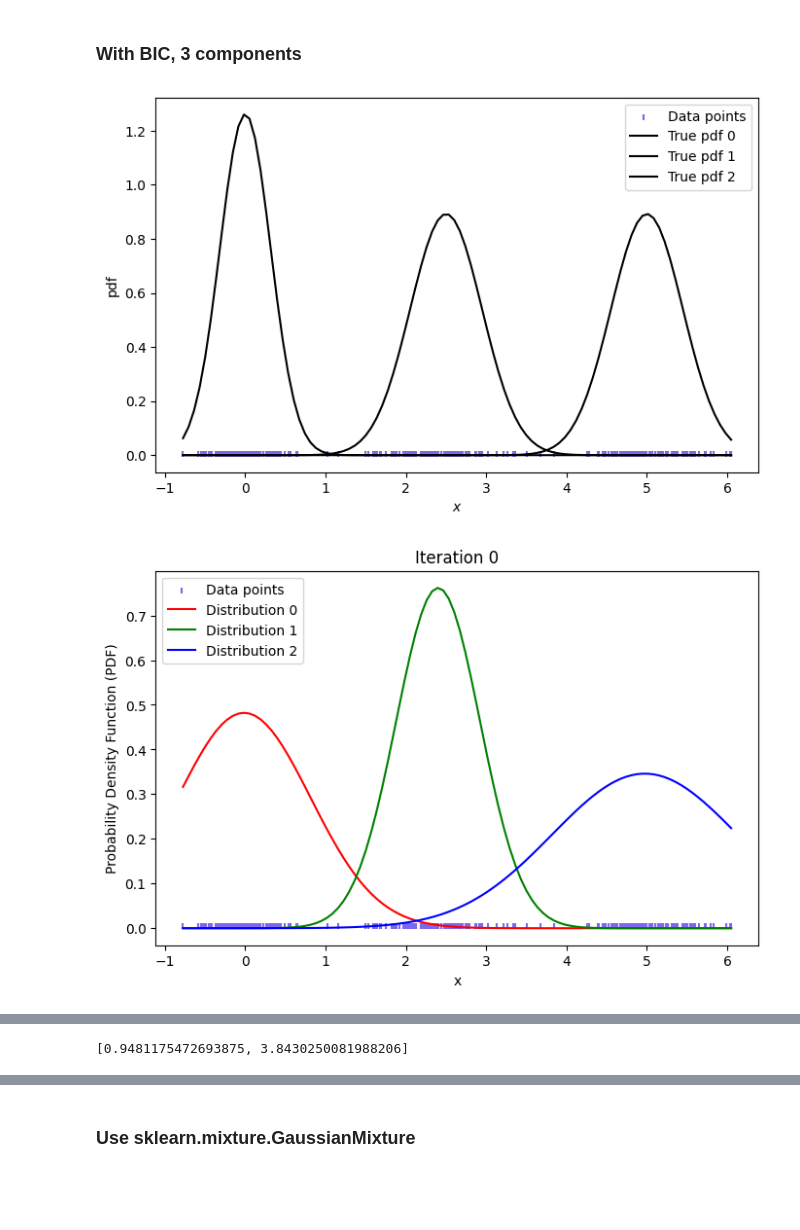
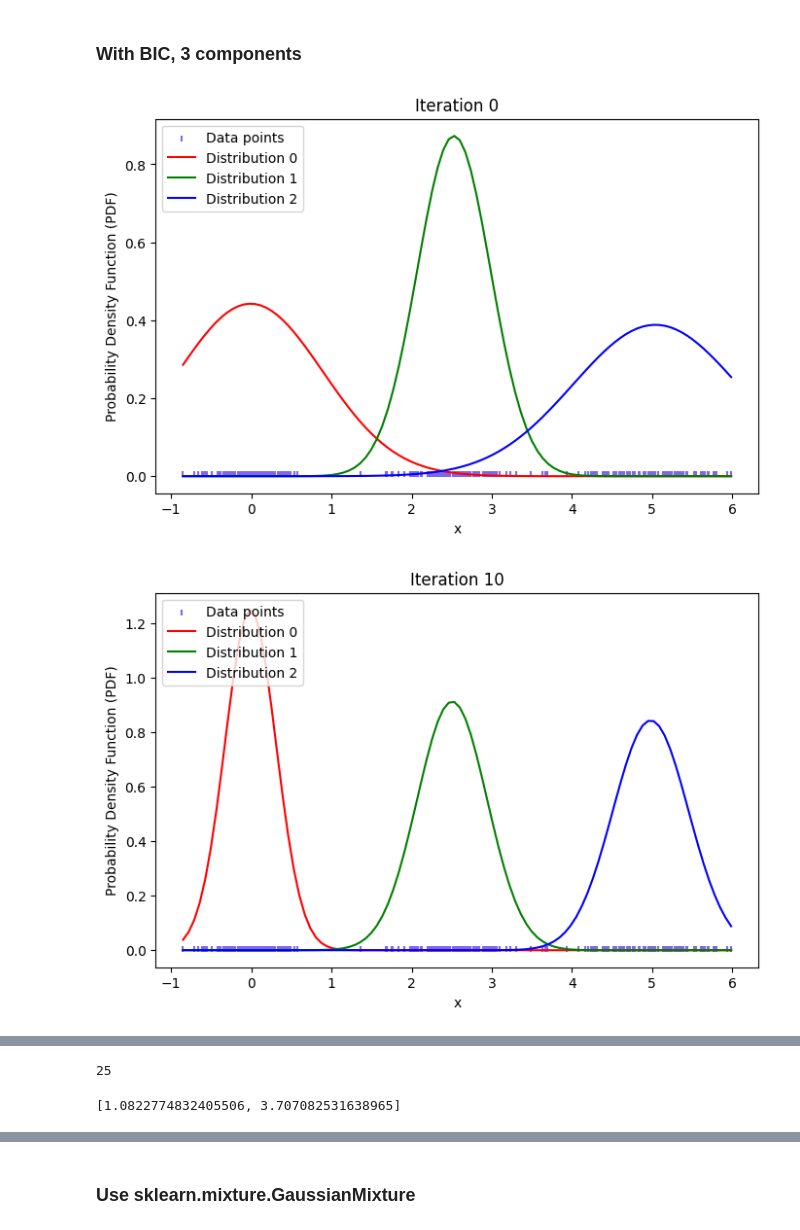
Before and after one commit to devitahalim/scie30001-project, a Jupyter notebook: notebooks/testGMM.ipynb, the cells around one changed output, grey strips where cells are left out. Saved outputs shown, nothing was run; the diff lists cells and outputs as text; code cells hidden in the pictures; blank space fills up the shorter version.

```diff
--- a/notebooks/testGMM.ipynb
+++ b/notebooks/testGMM.ipynb
@@ -17,13 +17,14 @@ def EMGMM(X,initial_param):
 # %%
 X1=np.random.normal(5,np.sqrt(0.2),100)
 X2=np.random.normal(2.5,np.sqrt(0.2),100)
 X3=np.random.normal(0,np.sqrt(0.1),100)
 X=np.array(list(X1)+list(X2)+list(X3))
 
-gauss.PlotTrue(X,[5,2.5,0],[0.2,0.2,0.1])
+# gauss.PlotTrue(X,[5,2.5,0],[0.2,0.2,0.1])
 em=EMGMM(X,[])
-gauss.PlotGMM(X,em,10)
-gauss.findThreshold(X,3,em)
+t=gauss.findThreshold(X,3,em)
+gauss.PlotGMM(X,em,10,t)
+len(em)
 # %% [output]
-[figure, old version]
+[figure, new version]
-[figure, old version]
+[figure, new version]
@@ -31,4 +33,8 @@ gauss.findThreshold(X,3,em)
-[0.9481175472693875, 3.8430250081988206]
+25
+# %%
+print(t)
+# %% [output]
+[1.0822774832405506, 3.707082531638965]
 # %%
 D1=np.random.normal(5,np.sqrt(0.1),100)
 D2=np.random.normal(2.5,np.sqrt(0.1),100)
```
Also changed, not shown: parts of 2 cells of this notebook, 2 other files.
